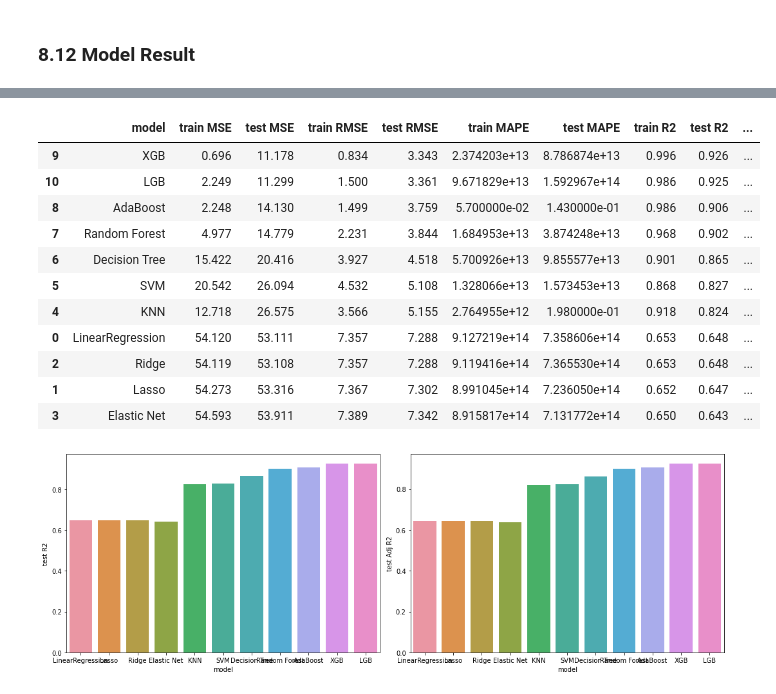
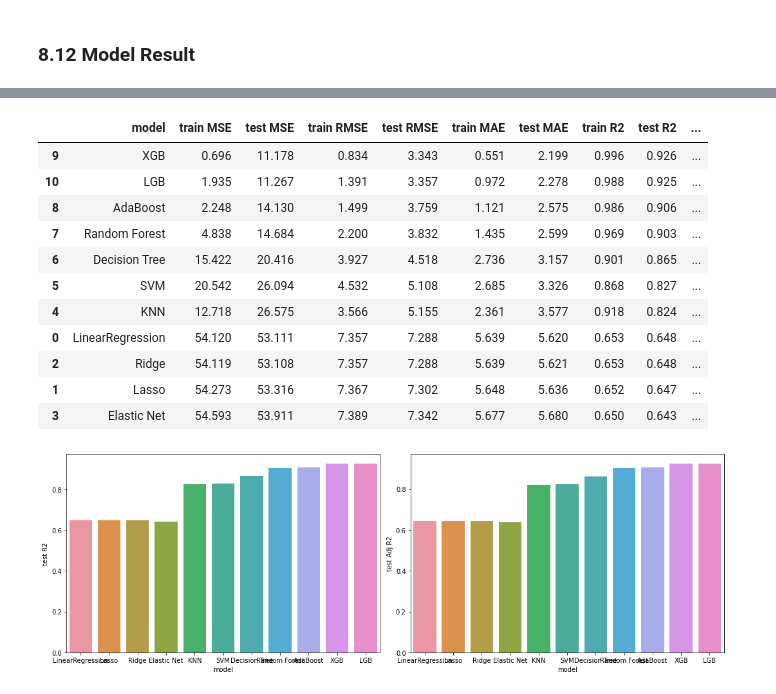
Before and after one commit to Navneet2409/bike-sharing-demand-prediction, a Jupyter notebook: Bike_Sharing_Notebook_Navneet_Keshri.ipynb, the cells around one changed output, grey strips where cells are left out. Cells and saved outputs as stored; diff of their text form; code cells hidden in the pictures.

```diff
--- a/Bike_Sharing_Notebook_Navneet_Keshri.ipynb
+++ b/Bike_Sharing_Notebook_Navneet_Keshri.ipynb
@@ -1902,20 +1923,22 @@ plt.show()
 # %%
+# converting the model_result list into DataFrame
 model_result = pd.DataFrame(model_result)
-model_result = round(model_result,3)
+
+# sorting the values by test R2 score
 model_result.sort_values(by='test R2', ascending=False)
 # %% [output]
-|  | model | train MSE | test MSE | train RMSE | test RMSE | train MAPE | test MAPE | train R2 | test R2 | ... |
-| 9 | XGB | 0.696 | 11.178 | 0.834 | 3.343 | 2.374203e+13 | 8.786874e+13 | 0.996 | 0.926 | ... |
-| 10 | LGB | 2.249 | 11.299 | 1.500 | 3.361 | 9.671829e+13 | 1.592967e+14 | 0.986 | 0.925 | ... |
-| 8 | AdaBoost | 2.248 | 14.130 | 1.499 | 3.759 | 5.700000e-02 | 1.430000e-01 | 0.986 | 0.906 | ... |
-| 7 | Random Forest | 4.977 | 14.779 | 2.231 | 3.844 | 1.684953e+13 | 3.874248e+13 | 0.968 | 0.902 | ... |
-| 6 | Decision Tree | 15.422 | 20.416 | 3.927 | 4.518 | 5.700926e+13 | 9.855577e+13 | 0.901 | 0.865 | ... |
-| 5 | SVM | 20.542 | 26.094 | 4.532 | 5.108 | 1.328066e+13 | 1.573453e+13 | 0.868 | 0.827 | ... |
-| 4 | KNN | 12.718 | 26.575 | 3.566 | 5.155 | 2.764955e+12 | 1.980000e-01 | 0.918 | 0.824 | ... |
-| 0 | LinearRegression | 54.120 | 53.111 | 7.357 | 7.288 | 9.127219e+14 | 7.358606e+14 | 0.653 | 0.648 | ... |
-| 2 | Ridge | 54.119 | 53.108 | 7.357 | 7.288 | 9.119416e+14 | 7.365530e+14 | 0.653 | 0.648 | ... |
-| 1 | Lasso | 54.273 | 53.316 | 7.367 | 7.302 | 8.991045e+14 | 7.236050e+14 | 0.652 | 0.647 | ... |
-| 3 | Elastic Net | 54.593 | 53.911 | 7.389 | 7.342 | 8.915817e+14 | 7.131772e+14 | 0.650 | 0.643 | ... |
+|  | model | train MSE | test MSE | train RMSE | test RMSE | train MAE | test MAE | train R2 | test R2 | ... |
+| 9 | XGB | 0.696 | 11.178 | 0.834 | 3.343 | 0.551 | 2.199 | 0.996 | 0.926 | ... |
+| 10 | LGB | 1.935 | 11.267 | 1.391 | 3.357 | 0.972 | 2.278 | 0.988 | 0.925 | ... |
+| 8 | AdaBoost | 2.248 | 14.130 | 1.499 | 3.759 | 1.121 | 2.575 | 0.986 | 0.906 | ... |
+| 7 | Random Forest | 4.838 | 14.684 | 2.200 | 3.832 | 1.435 | 2.599 | 0.969 | 0.903 | ... |
+| 6 | Decision Tree | 15.422 | 20.416 | 3.927 | 4.518 | 2.736 | 3.157 | 0.901 | 0.865 | ... |
+| 5 | SVM | 20.542 | 26.094 | 4.532 | 5.108 | 2.685 | 3.326 | 0.868 | 0.827 | ... |
+| 4 | KNN | 12.718 | 26.575 | 3.566 | 5.155 | 2.361 | 3.577 | 0.918 | 0.824 | ... |
+| 0 | LinearRegression | 54.120 | 53.111 | 7.357 | 7.288 | 5.639 | 5.620 | 0.653 | 0.648 | ... |
+| 2 | Ridge | 54.119 | 53.108 | 7.357 | 7.288 | 5.639 | 5.621 | 0.653 | 0.648 | ... |
+| 1 | Lasso | 54.273 | 53.316 | 7.367 | 7.302 | 5.648 | 5.636 | 0.652 | 0.647 | ... |
+| 3 | Elastic Net | 54.593 | 53.911 | 7.389 | 7.342 | 5.677 | 5.680 | 0.650 | 0.643 | ... |
 # %%
 # plotting graph to compare model performance of all the models
 fig, ax = plt.subplots(1,2, figsize=(15,5))
```
Also changed, not shown: parts of 82 cells of this notebook.
